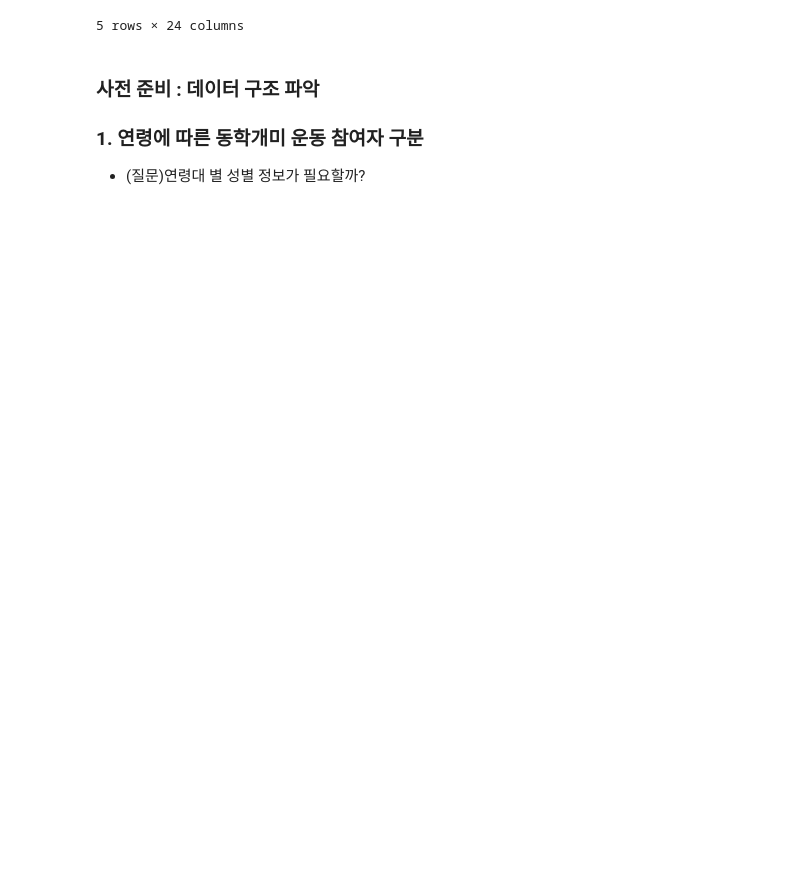
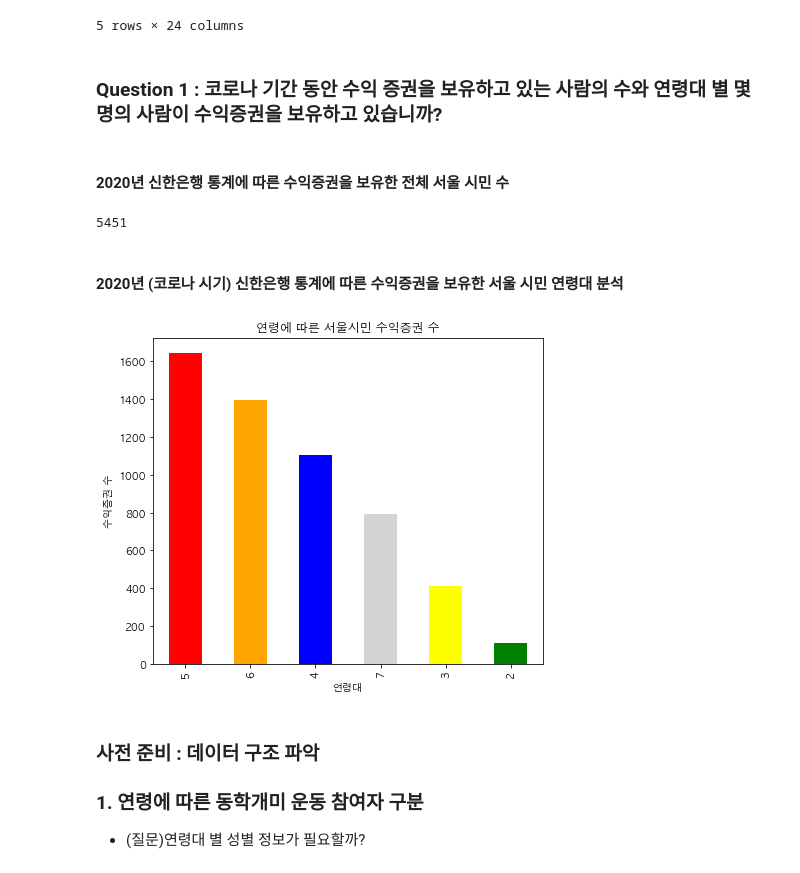
Before and after one commit to RyanKor/financial-data-competition-2021, a Jupyter notebook: Financial Data Competition 2021.ipynb, the cells around one changed output. Drawn from its saved outputs; the diff is of its cells as text; code cells hidden in the pictures; blank space fills up the shorter version.

Commit message:
EDA : Merge Shinhan Data set & Redefine codes

```diff
--- a/Financial Data Competition 2021.ipynb
+++ b/Financial Data Competition 2021.ipynb
@@ -103,0 +123,3 @@ Library Working
+# %%
+shinhan_bank = pd.read_csv('./data/original/shinhan_total.csv')
+shinhan_bank.head()
@@ -113,6 +144,28 @@ kor_invest.head()
 | 3 | A00010 | 20200220 | 1 | 20 | 경남 | 3 | 00000A009190 | 대양금속보통주 | 2 | 2 | ... | ... |
 | 4 | A000100 | 20200211 | 2 | 40 | 서울 | 1 | 00000A001740 | SK네트웍스보통주 | 2 | 1 | ... | ... |
 5 rows × 24 columns
+# %% [markdown]
+### Question 1 : 코로나 기간 동안 수익 증권을 보유하고 있는 사람의 수와 연령대 별 몇 명의 사람이 수익증권을 보유하고 있습니까?
+# %% [markdown]
+#### 2020년 신한은행 통계에 따른 수익증권을 보유한 전체 서울 시민 수
+# %%
+seoul_total = len(shinhan_bank[(shinhan_bank["기준년월"]>201909) & (shinhan_bank["기준년월"]<202103) & (shinhan_bank["수익증권금액"]!=0)])
+seoul_total
+# %% [output]
+5451
+# %% [markdown]
+#### 2020년 (코로나 시기) 신한은행 통계에 따른 수익증권을 보유한 서울 시민 연령대 분석
+# %%
+finance = shinhan_bank[(shinhan_bank["기준년월"]>201909) &
+                       (shinhan_bank["기준년월"]<202103) &
+                       (shinhan_bank["수익증권금액"]!=0)]["나이"].value_counts()
+colors = ['red','orange','blue','lightgrey','yellow', 'green']
+finance.plot.bar(figsize=(7, 6),color=colors)
+plt.xlabel("연령대")
+plt.ylabel("수익증권 수")
+plt.title("연령에 따른 서울시민 수익증권 수");
+# %% [output]
+[figure, added]
 # %% [markdown]
 ### 사전 준비 : 데이터 구조 파악
 
```
Also changed, not shown: parts of 13 cells of this notebook.
